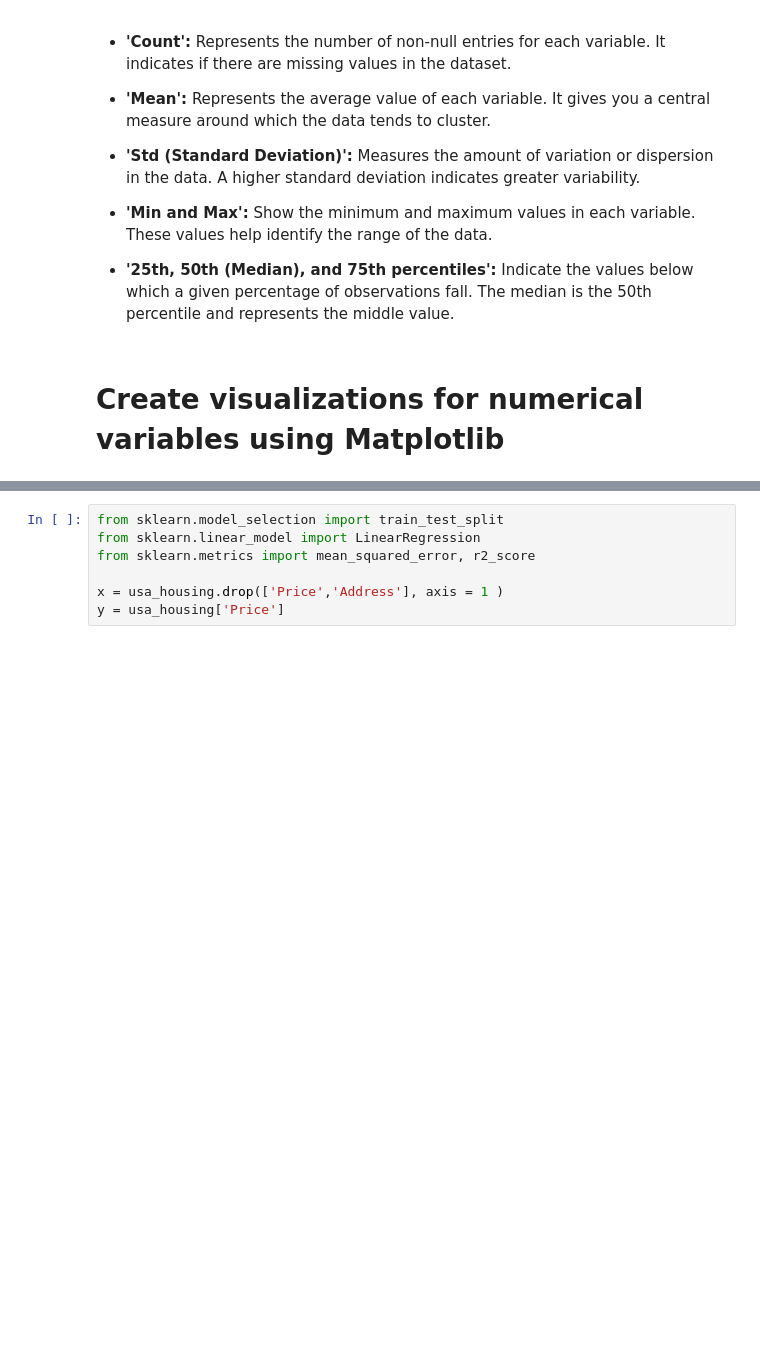
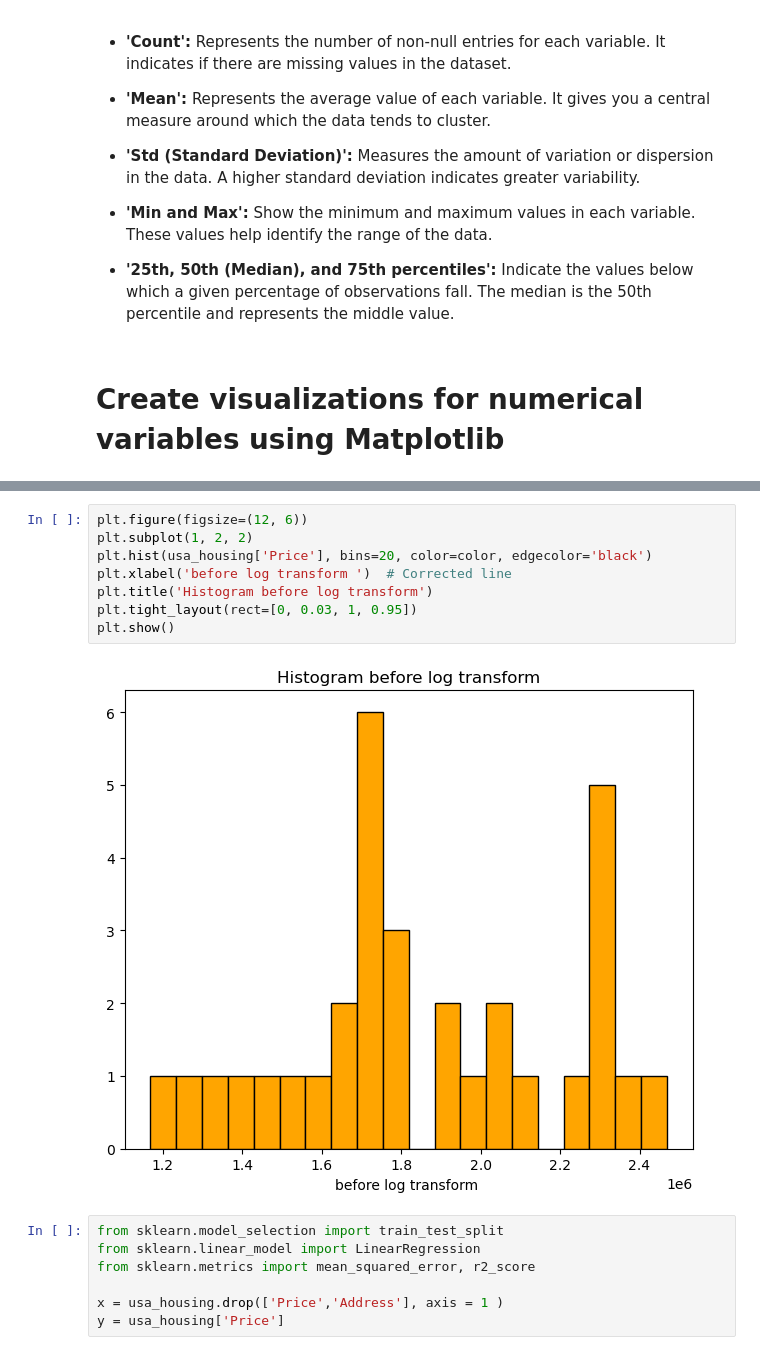
Before and after one commit to Miirshe/USA-Housing-Analysis-and-Prediction-Price, a Jupyter notebook: USA-Housing-Analysis-and-Prediction-Price.ipynb, the cells around one changed output, grey strips where cells are left out. Saved outputs shown, nothing was run; the diff lists cells and outputs as text; blank space fills up the shorter version.

```diff
--- a/USA-Housing-Analysis-and-Prediction-Price.ipynb
+++ b/USA-Housing-Analysis-and-Prediction-Price.ipynb
@@ -197,3 +231,13 @@ usa_housing = usa_housing[outliers]
+# %%
+plt.figure(figsize=(12, 6))
+plt.subplot(1, 2, 2)
+plt.hist(usa_housing['Price'], bins=20, color=color, edgecolor='black')
+plt.xlabel('before log transform ')  # Corrected line
+plt.title('Histogram before log transform')
+plt.tight_layout(rect=[0, 0.03, 1, 0.95])
+plt.show()
+# %% [output]
+[figure, added]
 # %%
 from sklearn.model_selection import train_test_split
 from sklearn.linear_model import LinearRegression
```
Also changed, not shown: parts of 21 cells of this notebook.
